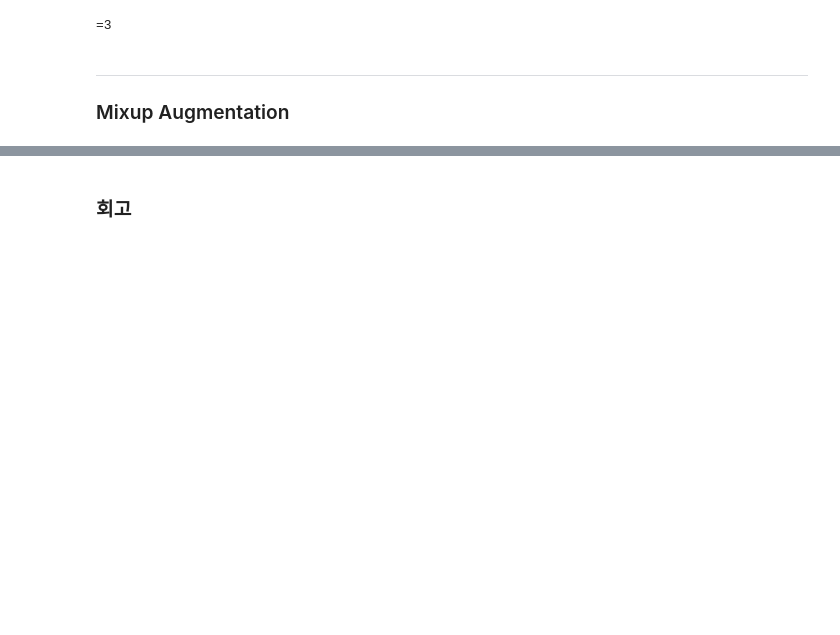
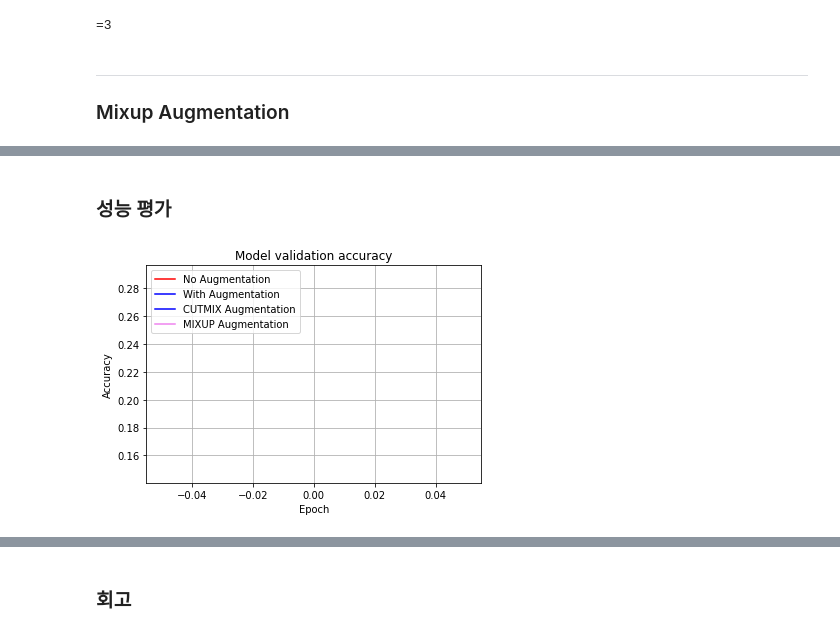
Before and after one commit to aivrm/ai, a Jupyter notebook: GD_4_이미지_어디까지_우려볼까.ipynb, the cells around one changed output, grey strips where cells are left out. Drawn from its saved outputs; the diff is of its cells as text; code cells hidden in the pictures; blank space fills up the shorter version.

```diff
--- a/GD_4_이미지_어디까지_우려볼까.ipynb
+++ b/GD_4_이미지_어디까지_우려볼까.ipynb
@@ -553,0 +670,10 @@ plt.show()
+# %%
+history_resnet50_aug_2 = aug_resnet50_2.fit(
+    ds_train_aug_oh,    # Augmentation
+    steps_per_epoch=int(ds_info_2.splits['train'].num_examples/16),
+    validation_steps=int(ds_info_2.splits['test'].num_examples/16),
+    epochs=EPOCH,
+    validation_data=ds_test_oh,
+    verbose=1,
+    use_multiprocessing=True,
+)
@@ -553,0 +682,10 @@ plt.show()
+# %%
+history_resnet50_cutmix = cutmix_resnet50.fit(
+    ds_train_cutmix,    # CUTMIX Augmentation
+    steps_per_epoch=int(ds_info_2.splits['train'].num_examples/16),
+    validation_steps=int(ds_info_2.splits['test'].num_examples/16),
+    epochs=EPOCH,
+    validation_data=ds_test_oh,
+    verbose=1,
+    use_multiprocessing=True,
+)
@@ -553,0 +694,10 @@ plt.show()
+# %%
+history_resnet50_mixup = mixup_resnet50.fit(
+    ds_train_mixup,     # MIXUP Augmentation
+    steps_per_epoch=int(ds_info_2.splits['train'].num_examples/16),
+    validation_steps=int(ds_info_2.splits['test'].num_examples/16),
+    epochs=EPOCH,
+    validation_data=ds_test_oh,
+    verbose=1,
+    use_multiprocessing=True,
+)
@@ -553,0 +706,17 @@ plt.show()
+# %% [markdown]
+### 성능 평가
+# %%
+plt.plot(history_resnet50_no_aug_2.history['val_accuracy'], 'r')
+plt.plot(history_resnet50_aug_2.history['val_accuracy'], 'b')
+plt.plot(history_resnet50_cutmix.history['val_accuracy'], 'b')
+plt.plot(history_resnet50_mixup.history['val_accuracy'], color='violet')
+plt.title('Model validation accuracy')
+plt.ylabel('Accuracy')
+plt.xlabel('Epoch')
+plt.legend(['No Augmentation', 'With Augmentation', 'CUTMIX Augmentation', 'MIXUP Augmentation'], loc='upper left')
+plt.grid(True)
+#plt.ylim(0.50, 0.80)   # 출력하고자 하는  Accuracy 범위를 지정해 주세요.
+#plt.ylim(0.72, 0.76)   # EPOCH=20으로 진행한다면 이 범위가 적당합니다.
+plt.show()
+# %% [output]
+[figure, added]
```
Also changed, not shown: parts of 71 cells of this notebook.
